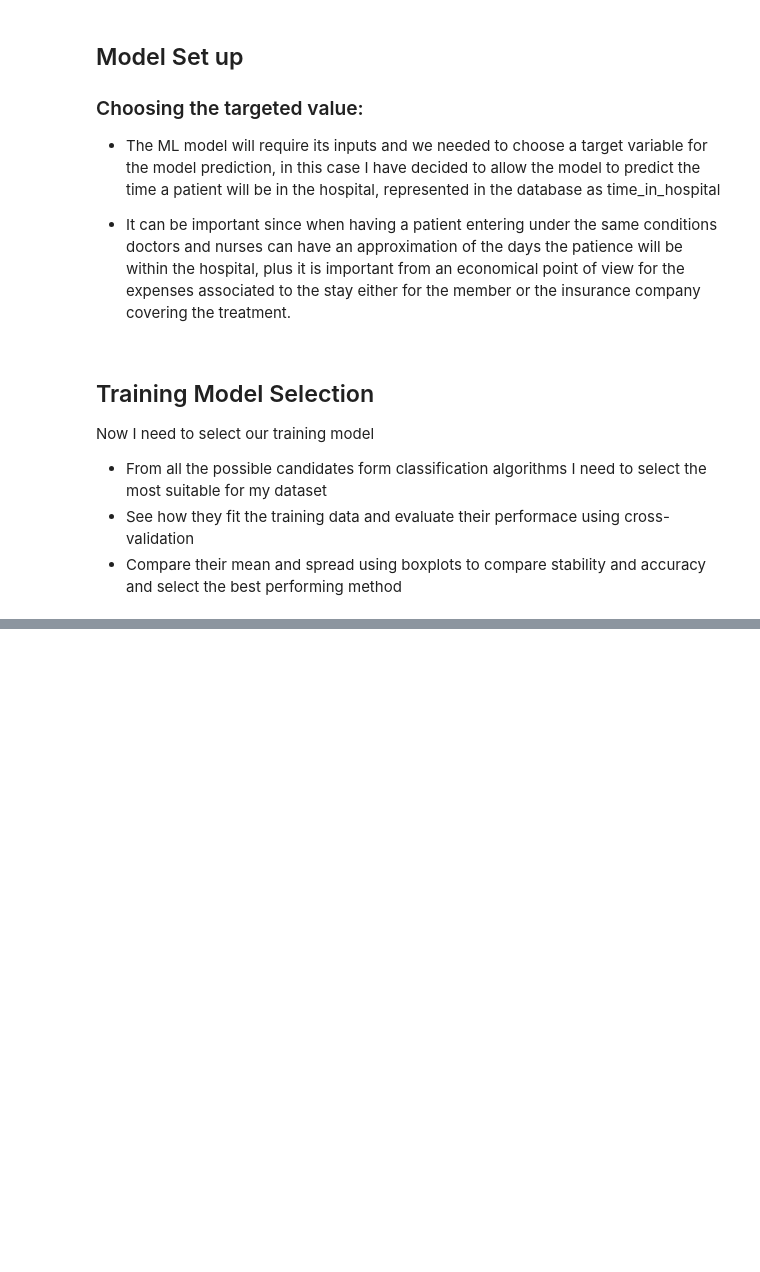
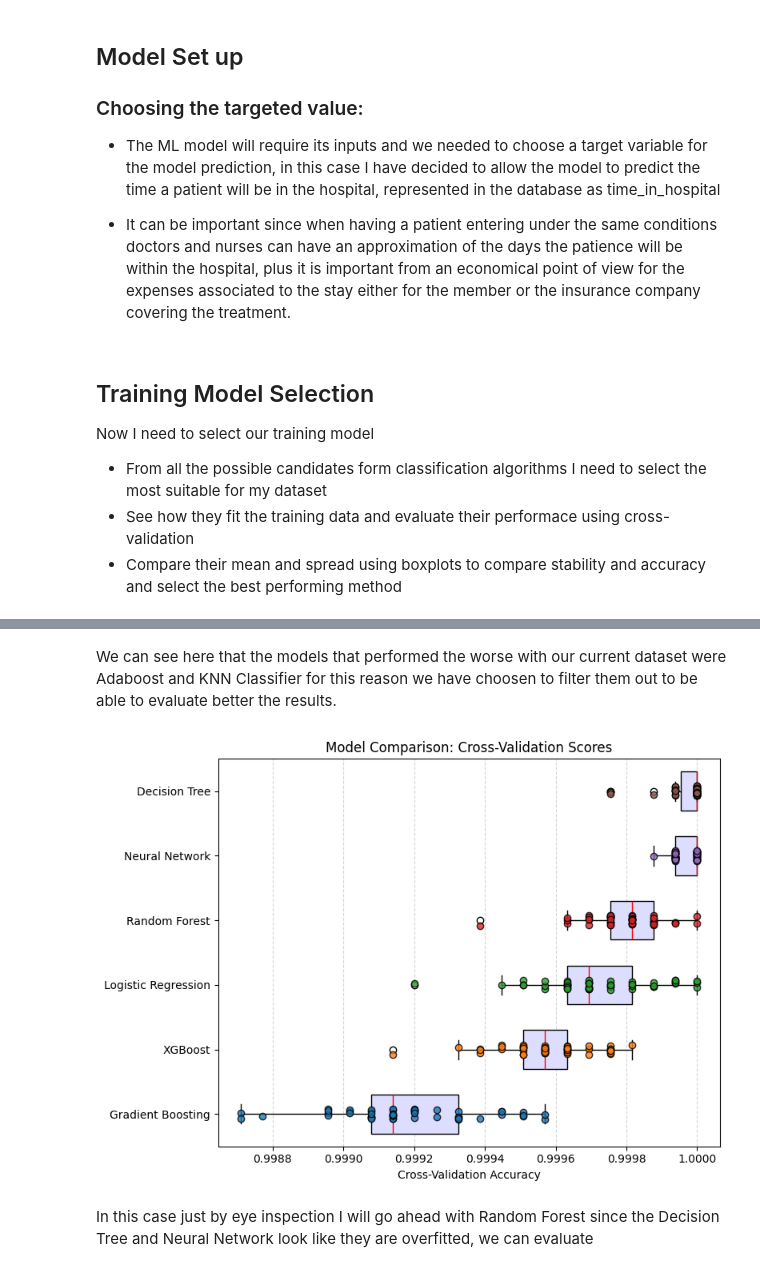
Before and after one commit to odatorres20/Diabetes-M, a Jupyter notebook: model.ipynb, the cells around one changed output, grey strips where cells are left out. Cells and saved outputs as stored; diff of their text form; code cells hidden in the pictures; blank space fills up the shorter version.

```diff
--- a/model.ipynb
+++ b/model.ipynb
@@ -232,0 +285,12 @@ for model_name, model in models.items():
+# %% [markdown]
+We can see here that the models that performed the worse with our current dataset were Adaboost and KNN Classifier for this reason we have choosen to filter them out to be able to evaluate better the results.
+# %%
+# Filter out AdaBoost and KNN
+filtered_model_scores = {k: v for k, v in model_scores.items() if 'AdaBoost' not in k and 'KNN' not in k}
+
+# Plot the filtered results
+plot_model_scores(filtered_model_scores)
+# %% [output]
+[figure, added]
+# %% [markdown]
+In this case just by eye inspection I will go ahead with Random Forest since the Decision Tree and Neural Network look like they are overfitted, we can evaluate
```
Also changed, not shown: parts of 3 cells of this notebook.
